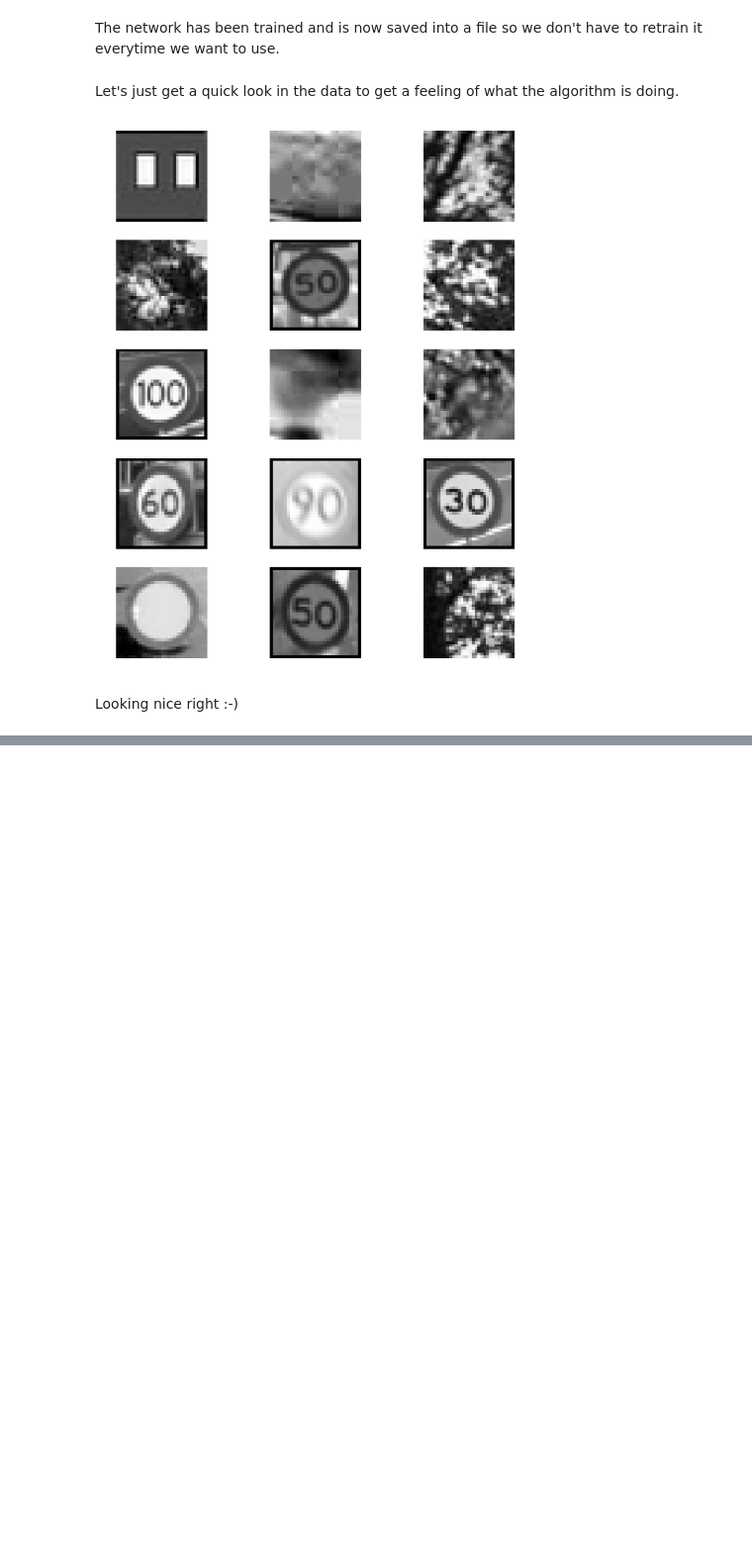
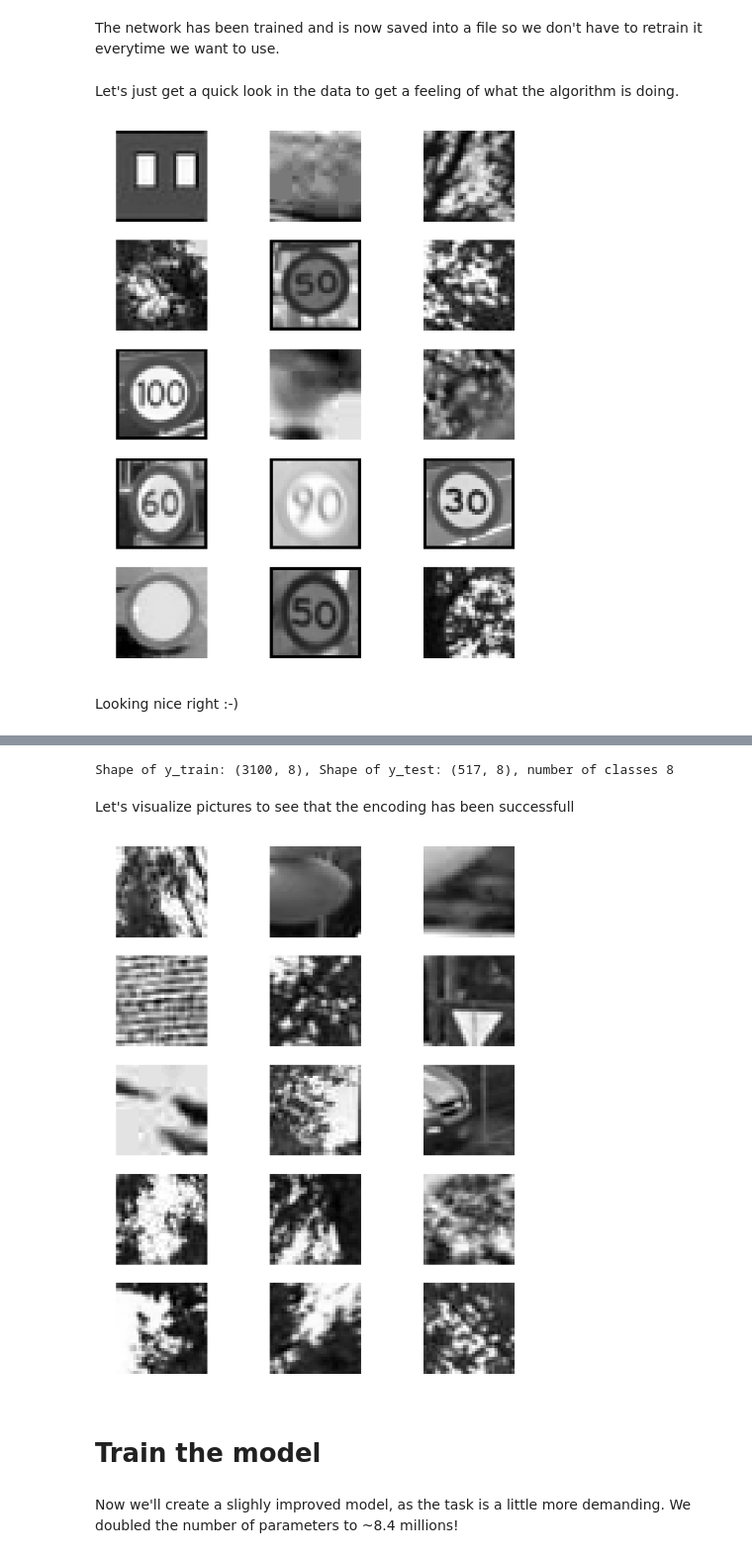
Before and after one commit to GaetanGiraud/GaetanGiraud.github.io, a Jupyter notebook: AI/CNN/tf-recognition.ipynb, the cells around one changed output, grey strips where cells are left out. Shown at 99% size. Saved outputs shown, nothing was run; the diff lists cells and outputs as text; code cells hidden in the pictures; blank space fills up the shorter version.

```diff
--- a/AI/CNN/tf-recognition.ipynb
+++ b/AI/CNN/tf-recognition.ipynb
@@ -252,0 +266,63 @@ Looking nice right :-)
+# %%
+def categoriseBackgroundValue(array):
+    resultArray = []
+    for value in array:
+        # make a local copy in order to to mess with the original data
+        localValue = np.copy(value)
+        if(np.sum(localValue[0]) == 0): # only when all the labels are 0 can we concluse that this is a background picture
+            localValue[0] = 1
+        else:
+            localValue[0] = 0
+        resultArray.append(localValue)
+    return np.array(resultArray)
+
+y_train = categoriseBackgroundValue(y_train_rolled)
+y_test = categoriseBackgroundValue(y_test_rolled)
+num_classes = y_test.shape[1]
+
+print("Shape of y_train: {0}, Shape of y_test: {1}, number of classes {2} ".format(y_train.shape, y_test.shape, num_classes ))
+# %% [output]
+Shape of y_train: (3100, 8), Shape of y_test: (517, 8), number of classes 8
+# %% [markdown]
+Let's visualize pictures to see that the encoding has been successfull
+# %%
+# parameters for image display
+numcols = 3
+numrows = 6
+
+
+# change the picture index to display pictures with a different label
+pictureIndex = 0
+'''
+0 -> background
+1 -> 30
+2 -> 50
+3 -> 60
+4 -> 70
+5 -> 80
+6 -> 90
+7 -> 100
+'''
+pictureCount = 0
+for i in range(0,len(X_test)):
+
+    # if prediction is 1, add a black border to the picture
+
+    if y_test[i][0] == 1:
+        image = np.copy(X_test[i].reshape(32,32)) * 255
+
+
+        plt.subplot(6, 3, 1 + pictureCount) # nrows, ncols, plot_number
+        plt.axis('off')
+        plt.imshow(toimage(image), cmap=plt.cm.gray)
+        pictureCount = pictureCount+1
+
+    if pictureCount == 15:
+        break
+plt.show()
+# %% [output]
+[figure, added]
+# %% [markdown]
+# Train the model
+# %% [markdown]
+Now we'll create a slighly improved model, as the task is a little more demanding. We doubled the number of parameters to ~8.4 millions!
```
Also changed, not shown: parts of 23 cells of this notebook, 1 other file.
